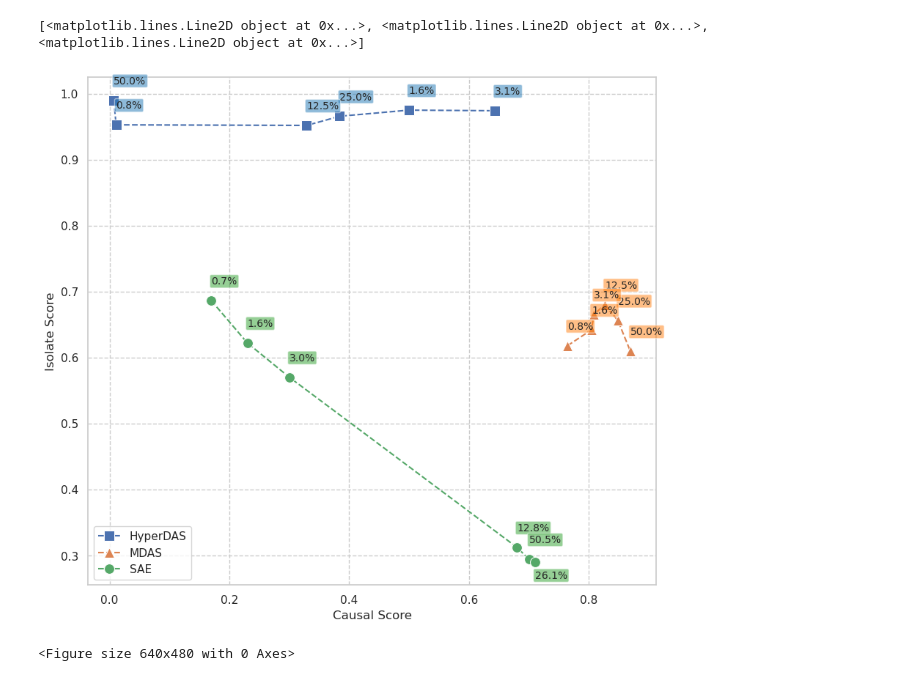
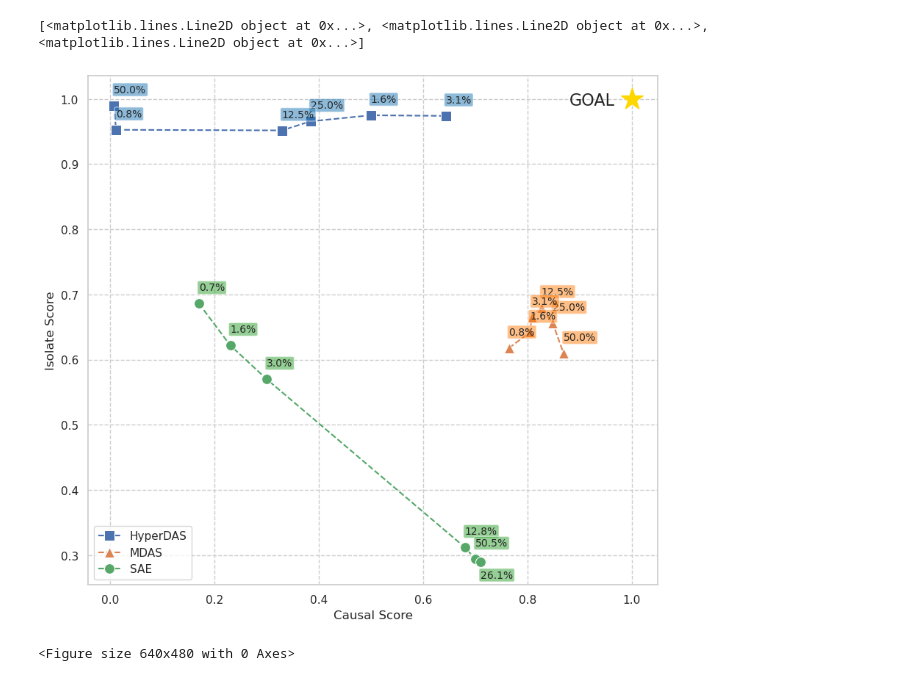
Before and after one commit to sidnb13/HyperDAS, a Jupyter notebook: experiments/RAVEL/plot_country_result_vs_dim.ipynb, the cells around one changed output. Saved outputs shown, nothing was run; the diff lists cells and outputs as text; code cells hidden in the pictures.

```diff
--- a/experiments/RAVEL/plot_country_result_vs_dim.ipynb
+++ b/experiments/RAVEL/plot_country_result_vs_dim.ipynb
@@ -53,35 +53,38 @@ for method in df["Interpretabilty Method"].unique():
         markersize=10,
         legend=True
     )
     lines.append(line)
 
 children = [c for c in plt.gca().get_children() if isinstance(c, plt.Line2D)]
 print(children)
 
 methods = df["Interpretabilty Method"].unique()
 
 for i in range(len(df)):
 
     color_idx = methods.tolist().index(df["Interpretabilty Method"][i])
     # equivalent of ax.text(df["Causal Score"][i], df["Isolate Score"][i], df["Dim Percents"][i], fontsize=12) with plt.annotate
     if df["Interpretabilty Method"][i] == "SAE" and df["Dim Percents"][i] == "26.1%":
         plt.annotate(df["Dim Percents"][i], (df["Causal Score"][i], df["Isolate Score"][i] - 0.025), fontsize=10,
                     bbox=dict(boxstyle='round,pad=0.15', fc=colors[color_idx], ec='white', alpha=0.5))
     else:
         plt.annotate(df["Dim Percents"][i], (df["Causal Score"][i], df["Isolate Score"][i] + 0.02), fontsize=10,
                 bbox=dict(boxstyle='round,pad=0.15', fc=colors[color_idx], ec='white', alpha=0.5))
 
 # add a legend at bottom left
 ax.legend(loc="lower left", labels=["HyperDAS", "MDAS", "SAE"], handles=children)
 # connect the points with a dashed line
 
+plt.scatter(1, 1, s=500, marker='*', color='gold', zorder=3)
+plt.annotate('GOAL', (1.0-0.12, 1.0 - 0.01), size=16)
+
 plt.show()
 
 fig.tight_layout()
-plt.savefig("country_dim_plot.pdf")
+fig.savefig("country_dim_plot.pdf")
 # %% [output]
 [<matplotlib.lines.Line2D object at 0x...>, <matplotlib.lines.Line2D object at 0x...>, <matplotlib.lines.Line2D object at 0x...>]
-[figure, old version]
+[figure, new version]
 <Figure size 640x480 with 0 Axes>
 # %%
 import os
```
Also changed, not shown: parts of 1 cell of this notebook, 26 other files.
